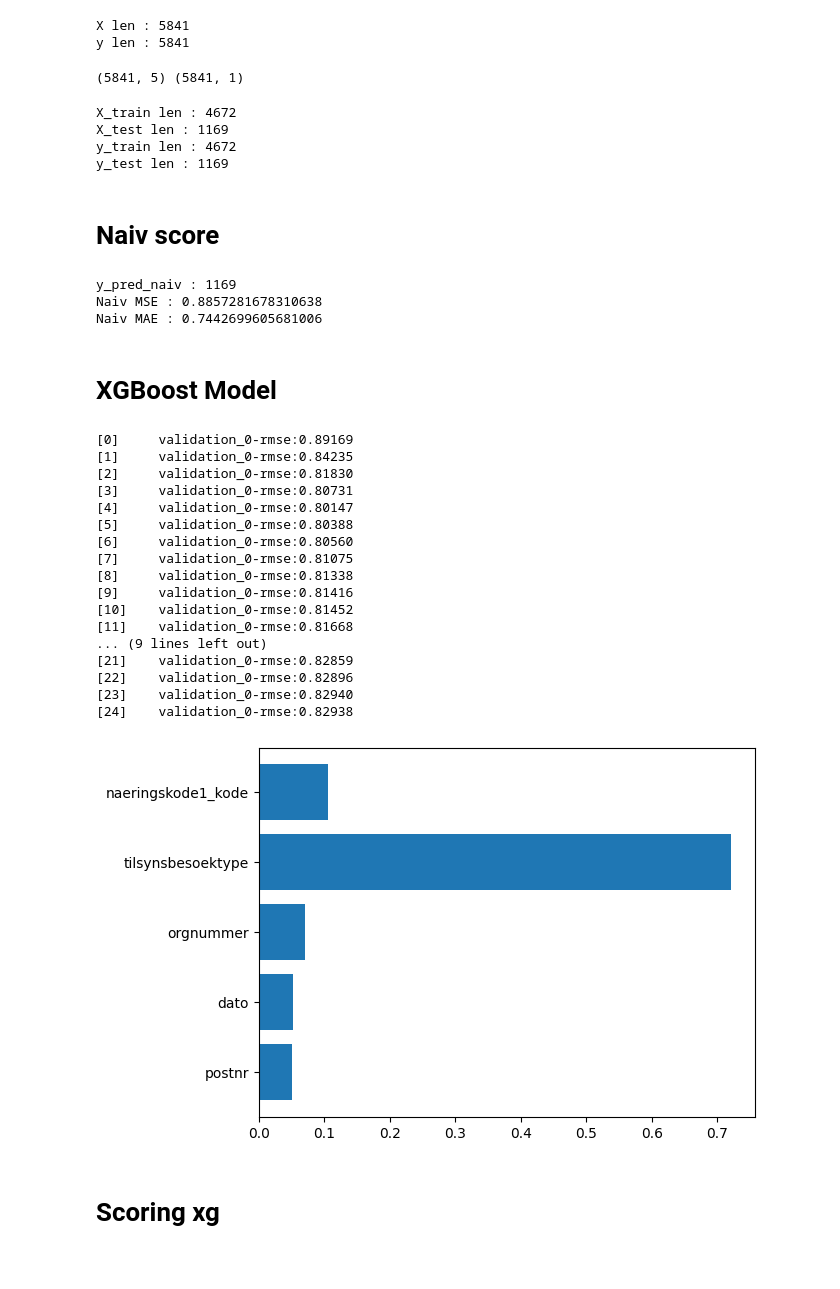
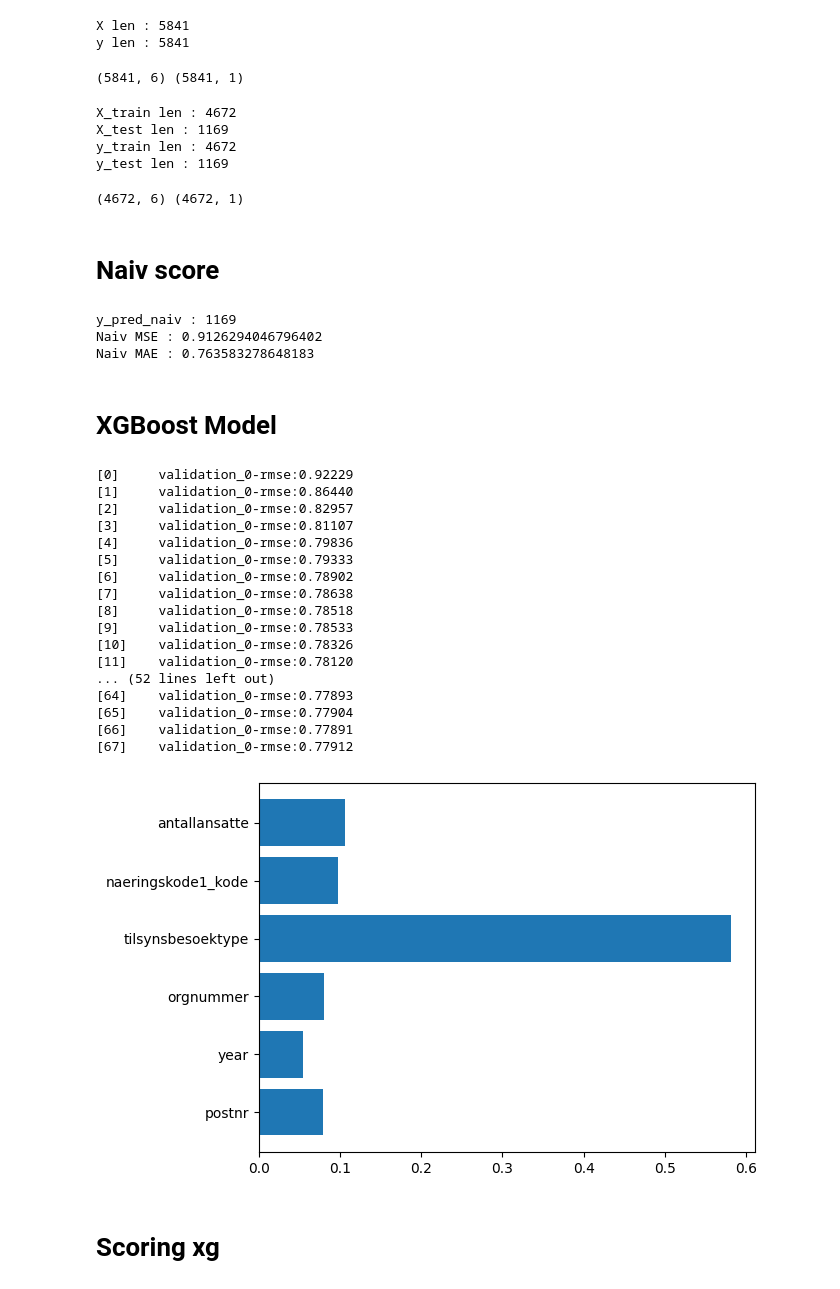
Before and after one commit to drimepal/gradprojectgrp3, a Jupyter notebook: ML/ml_testing.ipynb, the cells around one changed output. Drawn from its saved outputs; the diff is of its cells as text; code cells hidden in the pictures.

Commit message:
Endret dato

```diff
--- a/ML/ml_testing.ipynb
+++ b/ML/ml_testing.ipynb
@@ -42,2 +58,11 @@ plt.show()
 # %% [markdown]
 # DATA PREP
+# %%
+# Endre dato til kun år ? De 4 siste sifrene
+dato = df_test['dato']
+year_list = []
+
+for i in dato.values:
+    year_list.append(i[-4:])
+
+df_test['year'] = year_list
@@ -50,7 +91,7 @@ df_test[ss_features] = transformed_ss
 # %% [markdown]
 # TRAIN TEST SPLIT
 # %%
-features_test = df_test[['postnr', 'dato', 'orgnummer', 'tilsynsbesoektype', 'naeringskode1_kode', 'antallansatte']]
+features_test = df_test[['postnr', 'year', 'orgnummer', 'tilsynsbesoektype', 'naeringskode1_kode', 'antallansatte']]
 X = np.c_[features_test]
 y = np.c_[df_test['total_karakter']]
 # %%
@@ -63,7 +104,7 @@ y len : 5841
 print(X.data.shape,
 y.data.shape)
 # %% [output]
-(5841, 5) (5841, 1)
+(5841, 6) (5841, 1)
 # %%
 X_train, X_test, y_train, y_test = train_test_split(X, y, test_size=0.2)
 # %%
@@ -76,22 +117,26 @@ X_train len : 4672
 X_test len : 1169
 y_train len : 4672
 y_test len : 1169
+# %%
+print(X_train.shape, y_train.shape)
+# %% [output]
+(4672, 6) (4672, 1)
 # %% [markdown]
 # Naiv score
 # %%
 pred_naiv = np.mean(y_train)
 y_pred_naiv = np.full(y_test.shape, pred_naiv)
-print(f'y_pred_naiv : {len(y_pred_naiv)}')
+print(f'y_pred_naiv : {len(y_pred_naiv)}') # 1169
 
 mse_naiv = mean_squared_error(y_test, y_pred_naiv)
-print(f'Naiv MSE : {np.sqrt(mse_naiv)}')
+print(f'Naiv MSE : {np.sqrt(mse_naiv)}') # 0.9147
 
 mae_naiv = mean_absolute_error(y_test, y_pred_naiv)
-print(f'Naiv MAE : {mae_naiv}')
+print(f'Naiv MAE : {mae_naiv}') # 0.7819
 # %% [output]
 y_pred_naiv : 1169
-Naiv MSE : 0.8857281678310638
-Naiv MAE : 0.7442699605681006
+Naiv MSE : 0.9126294046796402
+Naiv MAE : 0.763583278648183
 # %% [markdown]
 # XGBoost Model
 # %%
@@ -101,30 +146,30 @@ regressor = xgb.XGBRegressor(
 )
 
 regressor.fit(X_train, y_train, eval_set = [(X_test, y_test)])
-importance_check = pd.DataFrame(regressor.feature_importances_.reshape(1,-1), columns = [['postnr', 'dato', 'orgnummer', 'tilsynsbesoektype', 'naeringskode1_kode', 'antallansatte']])
+importance_check = pd.DataFrame(regressor.feature_importances_.reshape(1,-1), columns = [['postnr', 'year', 'orgnummer', 'tilsynsbesoektype', 'naeringskode1_kode', 'antallansatte']])
 # %% [output]
-[0]     validation_0-rmse:0.89169
-[1]     validation_0-rmse:0.84235
-[2]     validation_0-rmse:0.81830
-[3]     validation_0-rmse:0.80731
-[4]     validation_0-rmse:0.80147
-[5]     validation_0-rmse:0.80388
-[6]     validation_0-rmse:0.80560
-[7]     validation_0-rmse:0.81075
-[8]     validation_0-rmse:0.81338
-[9]     validation_0-rmse:0.81416
-[10]    validation_0-rmse:0.81452
-[11]    validation_0-rmse:0.81668
-... (9 lines left out)
-[21]    validation_0-rmse:0.82859
-[22]    validation_0-rmse:0.82896
-[23]    validation_0-rmse:0.82940
-[24]    validation_0-rmse:0.82938
+[0]     validation_0-rmse:0.92229
+[1]     validation_0-rmse:0.86440
+[2]     validation_0-rmse:0.82957
+[3]     validation_0-rmse:0.81107
+[4]     validation_0-rmse:0.79836
+[5]     validation_0-rmse:0.79333
+[6]     validation_0-rmse:0.78902
+[7]     validation_0-rmse:0.78638
+[8]     validation_0-rmse:0.78518
+[9]     validation_0-rmse:0.78533
+[10]    validation_0-rmse:0.78326
+[11]    validation_0-rmse:0.78120
+... (52 lines left out)
+[64]    validation_0-rmse:0.77893
+[65]    validation_0-rmse:0.77904
+[66]    validation_0-rmse:0.77891
+[67]    validation_0-rmse:0.77912
 # %%
-plt.barh(['postnr', 'dato', 'orgnummer', 'tilsynsbesoektype', 'naeringskode1_kode', 'antallansatte'], regressor.feature_importances_)
+plt.barh(['postnr', 'year', 'orgnummer', 'tilsynsbesoektype', 'naeringskode1_kode', 'antallansatte'], regressor.feature_importances_)
 plt.show()
 # %% [output]
-[figure, old version]
+[figure, new version]
 # %% [markdown]
 # Scoring xg
 # %%
```
Also changed, not shown: parts of 6 cells of this notebook.
